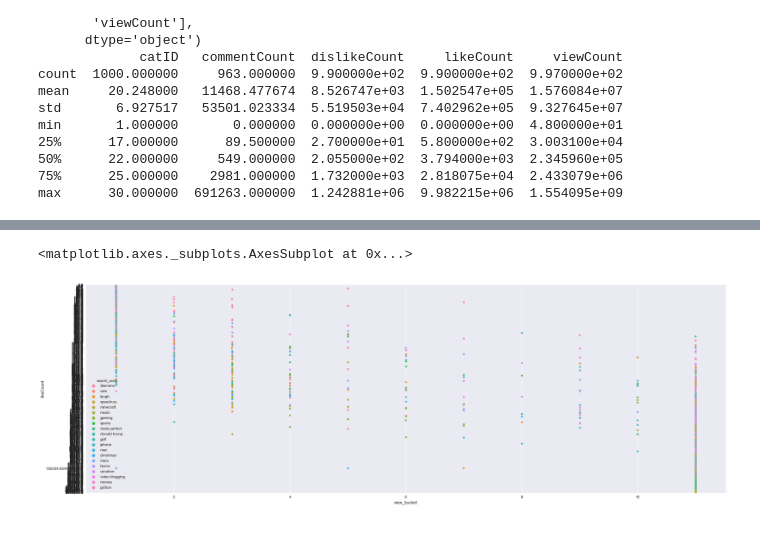
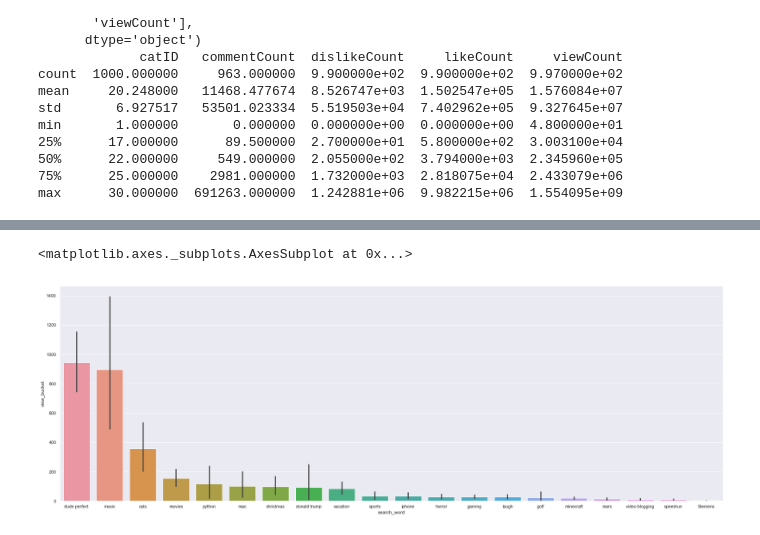
Before and after one commit to addiwei/Springboard, a Jupyter notebook: Capstone1/Youtube_Preprocessing_EDA.ipynb, the cells around one changed output, grey strips where cells are left out. Cells and saved outputs as stored; diff of their text form; code cells hidden in the pictures.

```diff
--- a/Capstone1/Youtube_Preprocessing_EDA.ipynb
+++ b/Capstone1/Youtube_Preprocessing_EDA.ipynb
@@ -60,24 +116,4 @@ max      30.000000  691263.000000  1.242881e+06  9.982215e+06  1.554095e+09
 # %%
-# Address Null values. Utilized mean value to address missing continuous data
-# Convert and drop snippet.tags, date columns.
-
-df['commentCount'].fillna((df['commentCount'].mean()), inplace=True)
-df['dislikeCount'].fillna((df['dislikeCount'].mean()), inplace=True)
-df['likeCount'].fillna((df['likeCount'].mean()), inplace=True)
-df['viewCount'].fillna((df['viewCount'].mean()), inplace=True)
-df['snippet.tags'].fillna('[]', inplace=True)
-
-#Convert snippet.tags into length for continuous data
-df['tags_length'] = [len(ast.literal_eval(row)) for row in df['snippet.tags']]
-df = df.drop(columns=['snippet.tags'])
-
-# Bucketize the dependent variable / viewCount
-df['view_bucket'] = pd.cut(df['viewCount'], [0,50000,100000,150000,200000,250000,300000,350000,400000,450000,500000,10000000000000],
-                           include_lowest=True, labels=["1", "2", "3","4","5","6","7",
-                                                       "8","9","10","11"])
-df['view_bucket'] = df['view_bucket'].astype(float)
-df = df.drop(columns=['viewCount'])
-
 #Converts published date into date time object and sort df by date
 
 df['date'] =  pd.to_datetime(df['snippet.publishedAt'], format='%Y-%m-%dT%H:%M:%S.000Z', utc=True)
@@ -103,7 +139,5 @@ df = df.drop(columns=['contentDetails.duration'])
 
 df.info()
 df.head()
-
-%store df
 # %% [output]
 <class 'pandas.core.frame.DataFrame'>
@@ -151,0 +195,18 @@ There does not appear to be strong relationship of video duration with view coun
+# %%
+# Perform correlation test on duration vs. views
+plt.scatter(df['duration'], df['view_bucket'])
+sns.lmplot(x='duration', y='view_bucket', data=df)
+
+coef, p = spearmanr(df['duration'], df['view_bucket'])
+
+print('Spearmans correlation coefficient: %.3f' % coef)
+# interpret the significance
+alpha = 0.05
+if p > alpha:
+    print('Duration and views are uncorrelated (fail to reject H0) p=%.3f' % p)
+else:
+    print('Duration and views are correlated (reject H0) p=%.3f' % p)
+
+
+print('Since correlation does not exist, will remove duration from consideration.')
+df = df.drop(columns=['duration'])
@@ -209,12 +276,11 @@ Search word and video category have strong relationship w/ views
 # %%
 # Bi-variate Analysis
 
 
-#sns.lmplot(x='statistics.likeCount', y='statistics.viewCount', data=df, hue='search_word', palette='Set1')
-
+result = df.groupby(["search_word"])['view_bucket'].aggregate(np.mean).reset_index().sort_values('view_bucket', ascending=False)
 
 sns.set(rc={'figure.figsize':(30,10)})
-sns.swarmplot(x='view_bucket',y='likeCount', data=df, hue='search_word', orient='h')
+sns.barplot(x='search_word',y='view_bucket', data=df, order=result['search_word'])
 # %% [output]
 <matplotlib.axes._subplots.AxesSubplot at 0x...>
-[figure, old version]
+[figure, new version]
```
Also changed, not shown: parts of 24 cells of this notebook, 1 other file.
